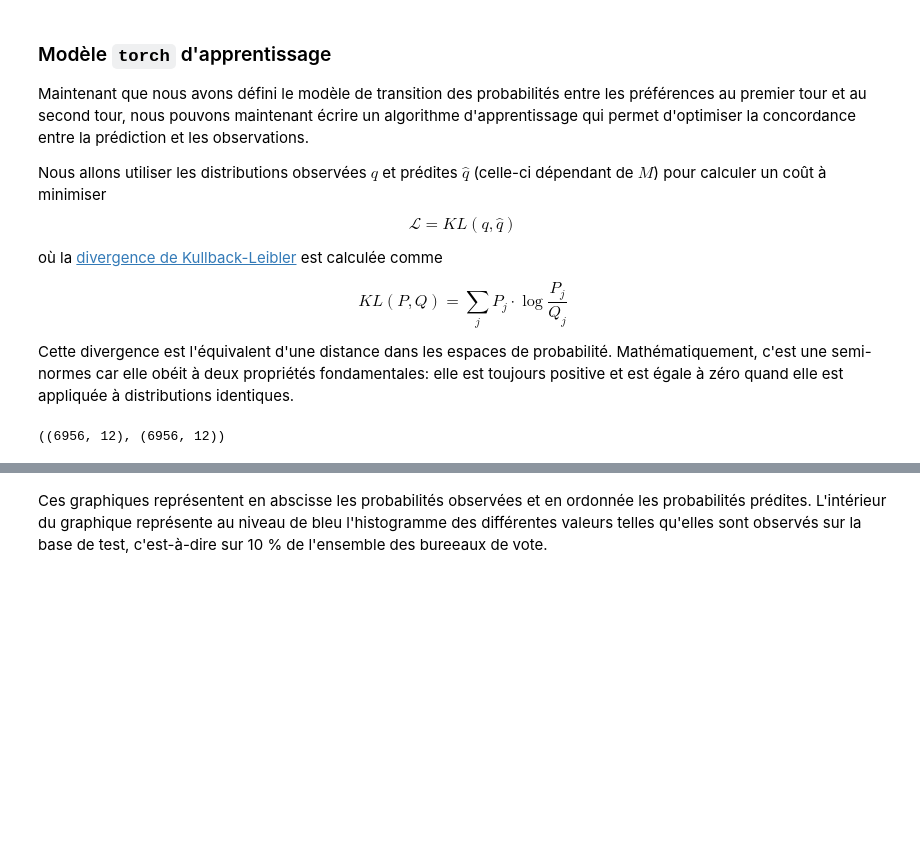
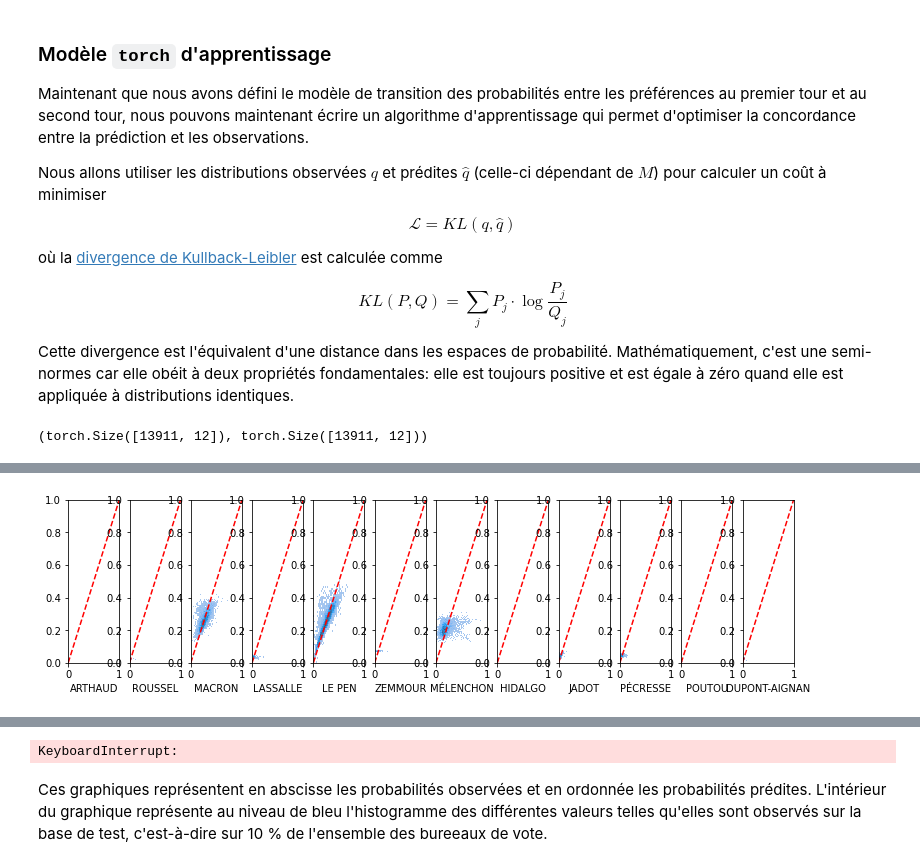
Before and after one commit to laurentperrinet/2022-05-04_transfert-des-voix, a Jupyter notebook: 2022-06-02_transfert-des-voix.ipynb, the cells around one changed output, grey strips where cells are left out. Saved outputs shown, nothing was run; the diff lists cells and outputs as text; code cells hidden in the pictures; blank space fills up the shorter version.

```diff
--- a/2022-06-02_transfert-des-voix.ipynb
+++ b/2022-06-02_transfert-des-voix.ipynb
@@ -595,7 +596,7 @@ class TransfertVoix(torch.nn.Module):
         self.lin = torch.nn.Linear(N_1er, N_2eme, bias=False)
 
     def forward(self, p_2):
-        M = torch.softmax(self.lin.weight, axis=0)
+        M = torch.softmax(self.lin.weight, axis=1)
         p_1_pred = torch.matmul(p_2, M)
         return p_1_pred
 # %% [markdown]
@@ -728,20 +729,22 @@ Cette divergence est l'équivalent d'une distance dans les espaces de probabilit
 # %%
 import torch.nn.functional as F
 
-learning_rate = 0.01
+learning_rate = 0.001
 beta1, beta2 = 0.99, 0
 # beta1, beta2 = 0.9, 0.999
-num_epochs = 2 ** 9 + 1
+num_epochs = 2 ** 10 + 1
 batch_size = 2 ** 9
+do_optim = False
 do_optim = True
-do_optim = False
 
 def pdf_loss(p_pred, p, weight, loss_type):
     if loss_type=='kl':
         ind_nonzero = (p==0) + (p_pred==0)
-        p[ind_nonzero] = 1.
-        p_pred[ind_nonzero] = 1.
+        p[p==0] = 1.
+        p_pred[p_pred==0] = 1.
+        p[p_pred==0] = 1.
         kl_div = p * (p.log() - p_pred.log())
+        kl_div[ind_nonzero] = 0
         loss_train = (kl_div * weight[:, None]).sum()
     elif loss_type=='l1':
         div = torch.absolute(p - p_pred)
@@ -831,13 +834,13 @@ def fit_data(
 # %%
 p_1.shape, p_1_pred.shape
 # %% [output]
-((6956, 12), (6956, 12))
+(torch.Size([13911, 12]), torch.Size([13911, 12]))
 # %%
-for loss_type in ['kl', 'bce', 'l1']:
+for loss_type in ['bce', 'kl', 'l1']:
     print(f'{loss_type=}')
     trans, loss_train, loss_test, p_1, p_2, p_1_pred = fit_data(df_1, df_2, verbose=True, loss_type=loss_type)
 
-    fig, axs = plt.subplots(1, N_1er, figsize=(13, 5))
+    fig, axs = plt.subplots(1, N_1er, figsize=(13, 3))
     for i_col, candidat in enumerate(df_1.columns):
         #axs[i_col].scatter(p_2[:,i_col], p_2_pred[:,i_col], alpha=.005)
         axs[i_col].plot([0, 1], [0, 1], 'r--')
@@ -861,0 +870 @@ Iteration: 160 / 513 - Loss: -6.31547e+02
+[figure, added]
@@ -862,3 +884,4 @@ Iteration: 160 / 513 - Loss: -6.31547e+02
+KeyboardInterrupt:
 # %% [markdown]
 Ces graphiques représentent en abscisse les probabilités observées et en ordonnée les probabilités prédites. L'intérieur du graphique représente au niveau de bleu l'histogramme des différentes valeurs telles qu'elles sont observés sur la base de test, c'est-à-dire sur 10 % de l'ensemble des bureeaux de vote.
 # %% [markdown]
```
Also changed, not shown: parts of 16 cells of this notebook, 4 other files.
